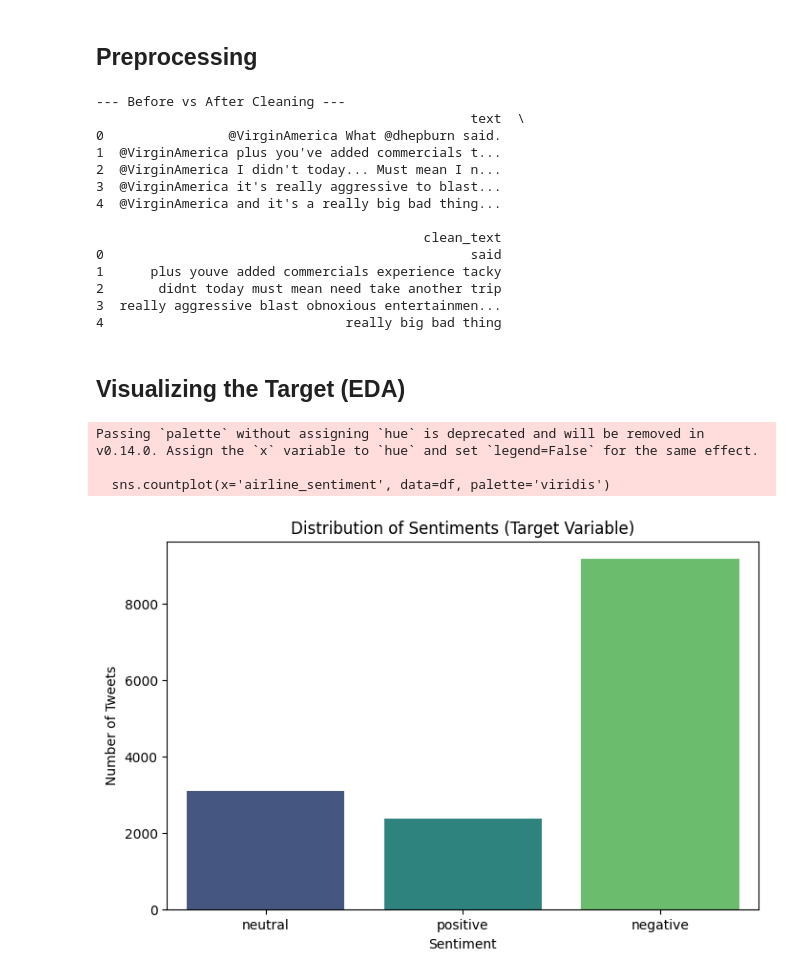
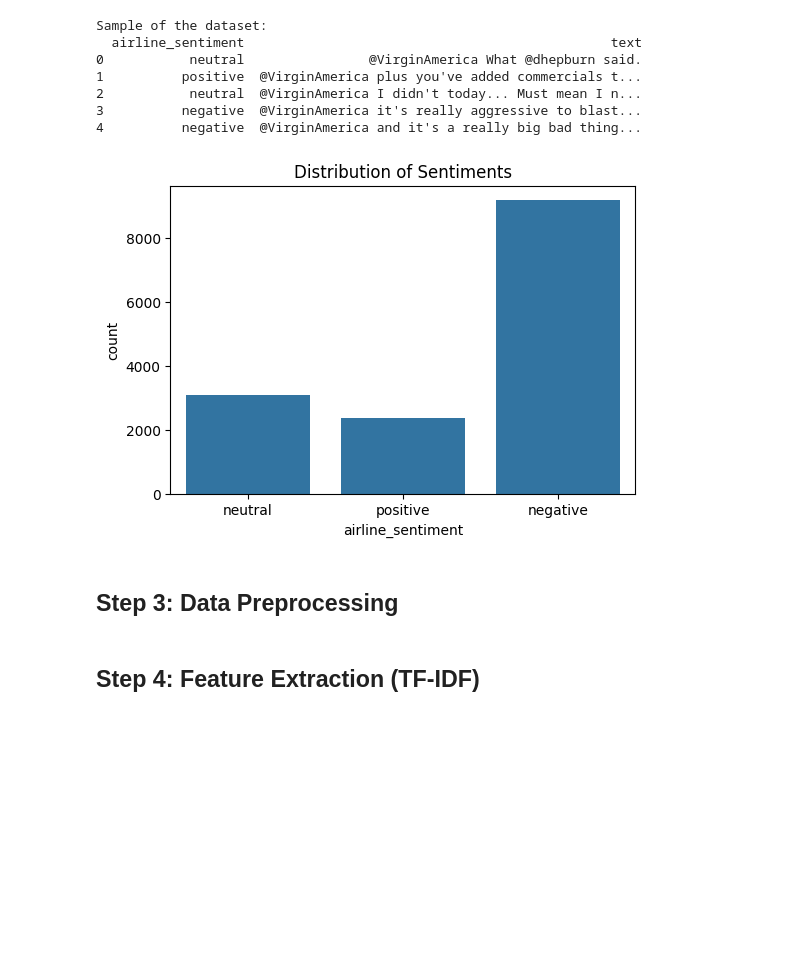
Before and after one commit to MoayadBatwa/NLP-SentimentAnalysis, a Jupyter notebook: SentimentAnalysis_NLP.ipynb, the cells around one changed output. Saved outputs shown, nothing was run; the diff lists cells and outputs as text; code cells hidden in the pictures; blank space fills up the shorter version.

```diff
--- a/SentimentAnalysis_NLP.ipynb
+++ b/SentimentAnalysis_NLP.ipynb
@@ -90,61 +70,35 @@ dtype: int64
+# %%
+df = pd.read_csv('Tweets.csv')
+
+print("Sample of the dataset:")
+print(df[['airline_sentiment', 'text']].head())
+print()
+plt.figure(figsize=(6,4))
+sns.countplot(x='airline_sentiment', data=df)
+plt.title('Distribution of Sentiments')
+plt.show()
+# %% [output]
+Sample of the dataset:
+  airline_sentiment                                               text
+0           neutral                @VirginAmerica What @dhepburn said.
+1          positive  @VirginAmerica plus you've added commercials t...
+2           neutral  @VirginAmerica I didn't today... Must mean I n...
+3          negative  @VirginAmerica it's really aggressive to blast...
+4          negative  @VirginAmerica and it's a really big bad thing...
+[figure, added]
 # %% [markdown]
-## Preprocessing
+## Step 3: Data Preprocessing
 # %%
-# Load stop words (e.g., "the", "is", "in")
 stop_words = set(stopwords.words('english'))
 
 def clean_text(text):
-    # 1. Convert to lowercase to maintain consistency
     text = text.lower()
-
-    # 2. Remove Twitter handles (e.g., @United) using Regex
-    text = re.sub(r'@\w+', '', text)
-
-    # 3. Remove special characters, numbers, and punctuations
-    text = re.sub(r'[^a-zA-Z\s]', '', text)
-
-    # 4. Remove extra whitespace
-    text = re.sub(r'\s+', ' ', text).strip()
-
-    # 5. Remove Stopwords (Optional but recommended for sentiment)
+    text = re.sub(r'@\w+', '', text)  # Remove @mentions
+    text = re.sub(r'[^a-zA-Z\s]', '', text) # Remove special chars
     words = text.split()
     filtered_words = [w for w in words if w not in stop_words]
-
     return " ".join(filtered_words)
 
-# Apply the cleaning function to the 'text' column
 df['clean_text'] = df['text'].apply(clean_text)
-
-# Show the difference
-print("\n--- Before vs After Cleaning ---")
-print(df[['text', 'clean_text']].head())
-# %% [output]
---- Before vs After Cleaning ---
-                                                text  \
-0                @VirginAmerica What @dhepburn said.
-1  @VirginAmerica plus you've added commercials t...
-2  @VirginAmerica I didn't today... Must mean I n...
-3  @VirginAmerica it's really aggressive to blast...
-4  @VirginAmerica and it's a really big bad thing...
-
-                                          clean_text
-0                                               said
-1      plus youve added commercials experience tacky
-2       didnt today must mean need take another trip
-3  really aggressive blast obnoxious entertainmen...
-4                               really big bad thing
-# %% [markdown]
-## Visualizing the Target (EDA)
-# %%
-# Visualize the distribution of sentiments
-plt.figure(figsize=(8, 5))
-sns.countplot(x='airline_sentiment', data=df, palette='viridis')
-plt.title('Distribution of Sentiments (Target Variable)')
-plt.xlabel('Sentiment')
-plt.ylabel('Number of Tweets')
-plt.show()
-# %% [output]
-Passing `palette` without assigning `hue` is deprecated and will be removed in v0.14.0. Assign the `x` variable to `hue` and set `legend=False` for the same effect.
-
-  sns.countplot(x='airline_sentiment', data=df, palette='viridis')
-[figure, removed]
+# %% [markdown]
+## Step 4: Feature Extraction (TF-IDF)
```
Also changed, not shown: parts of 19 cells of this notebook.
